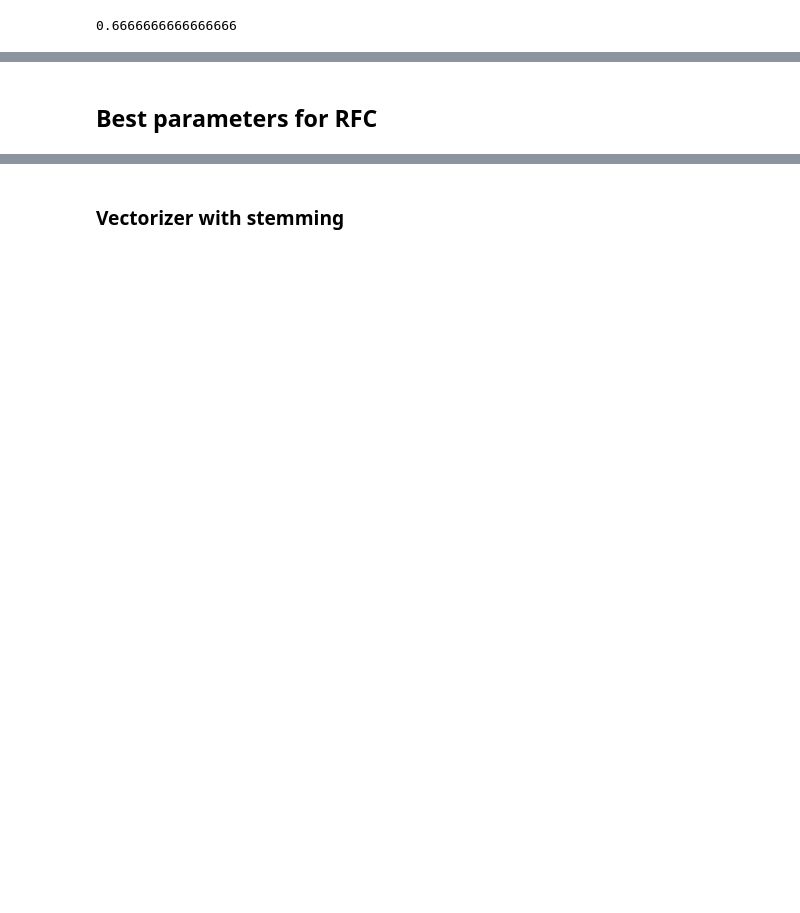
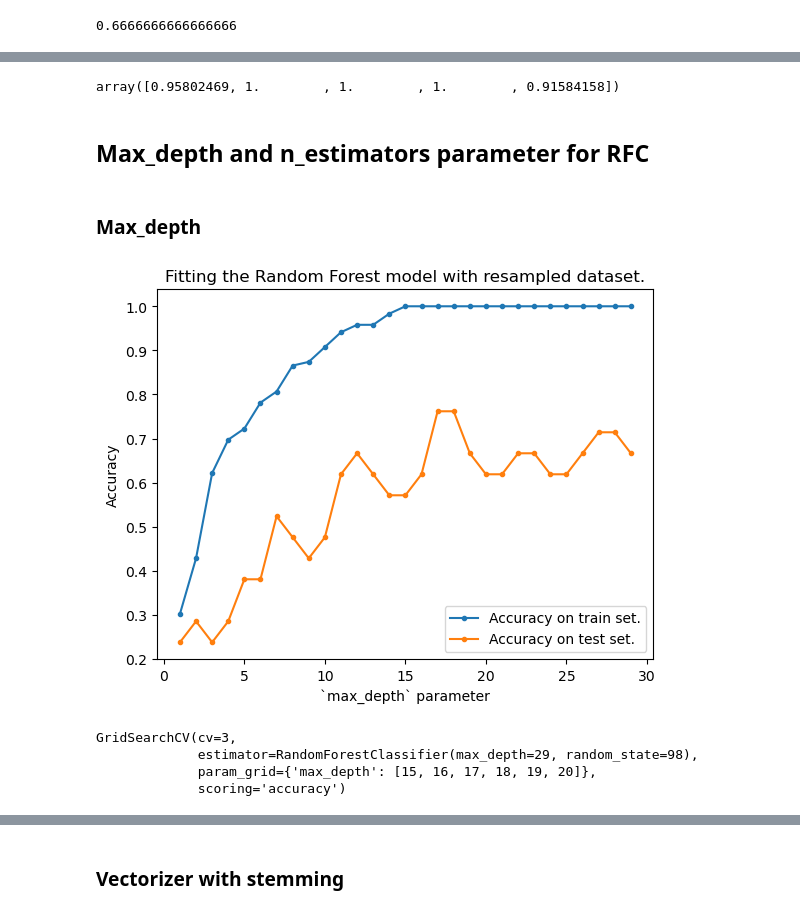
Before and after one commit to tatdef/IH_final_project, a Jupyter notebook: modeling/NLP_modeling_1.ipynb, the cells around one changed output, grey strips where cells are left out. Drawn from its saved outputs; the diff is of its cells as text; code cells hidden in the pictures; blank space fills up the shorter version.

```diff
--- a/modeling/NLP_modeling_1.ipynb
+++ b/modeling/NLP_modeling_1.ipynb
@@ -389,2 +387,33 @@ array([0.95802469, 1.        , 1.        , 1.        , 0.87376238])
+# %%
+# Now that we have several (although identical) individuals per class
+# we can calculate the cross validation score
+cv_results = cross_val_score(model_rf, X_train, y_train_resampled, cv=5, scoring='accuracy')
+cv_results
+# %% [output]
+array([0.95802469, 1.        , 1.        , 1.        , 0.91584158])
 # %% [markdown]
-## Best parameters for RFC
+## Max_depth and n_estimators parameter for RFC
+# %% [markdown]
+### Max_depth
+# %%
+# Parameter testing for this model
+accuracies_train = []
+accuracies_test = []
+params_grid = list(range(1, 30))
+
+for param_value in params_grid:
+    model = RandomForestClassifier(max_depth=param_value, random_state=98)
+    model.fit(X_train, y_train_resampled)
+    Y_train_pred = model.predict(X_train)
+    Y_val_pred = model.predict(X_test)
+    accuracies_train.append(np.mean(Y_train_pred == y_train_resampled))
+    accuracies_test.append(np.mean(Y_val_pred == Y_test))
+# %%
+plt.plot(params_grid, accuracies_train, marker=".", label="Accuracy on train set.")
+plt.plot(params_grid, accuracies_test, marker=".", label="Accuracy on test set.");
+plt.title('Fitting the Random Forest model with resampled dataset.')
+plt.xlabel('`max_depth` parameter')
+plt.ylabel('Accuracy')
+plt.legend();
+# %% [output]
+[figure, added]
@@ -391,5 +422,10 @@ array([0.95802469, 1.        , 1.        , 1.        , 0.87376238])
 # %%
-grid_search_cv = GridSearchCV(model, {'C': [.01, .1, 1, 10, 100]}, cv=3, scoring='accurracy')
-grid_search_cv.fit(X_train, Y_train)
+grid_search_cv = GridSearchCV(model, {'max_depth': [15, 16, 17, 18, 19, 20]}, cv=3, scoring='accuracy')
+grid_search_cv.fit(X_train, y_train_resampled)
+# %% [output]
+GridSearchCV(cv=3,
+             estimator=RandomForestClassifier(max_depth=29, random_state=98),
+             param_grid={'max_depth': [15, 16, 17, 18, 19, 20]},
+             scoring='accuracy')
 # %%
 grid_search_cv.best_score_
```
Also changed, not shown: parts of 85 cells of this notebook.
